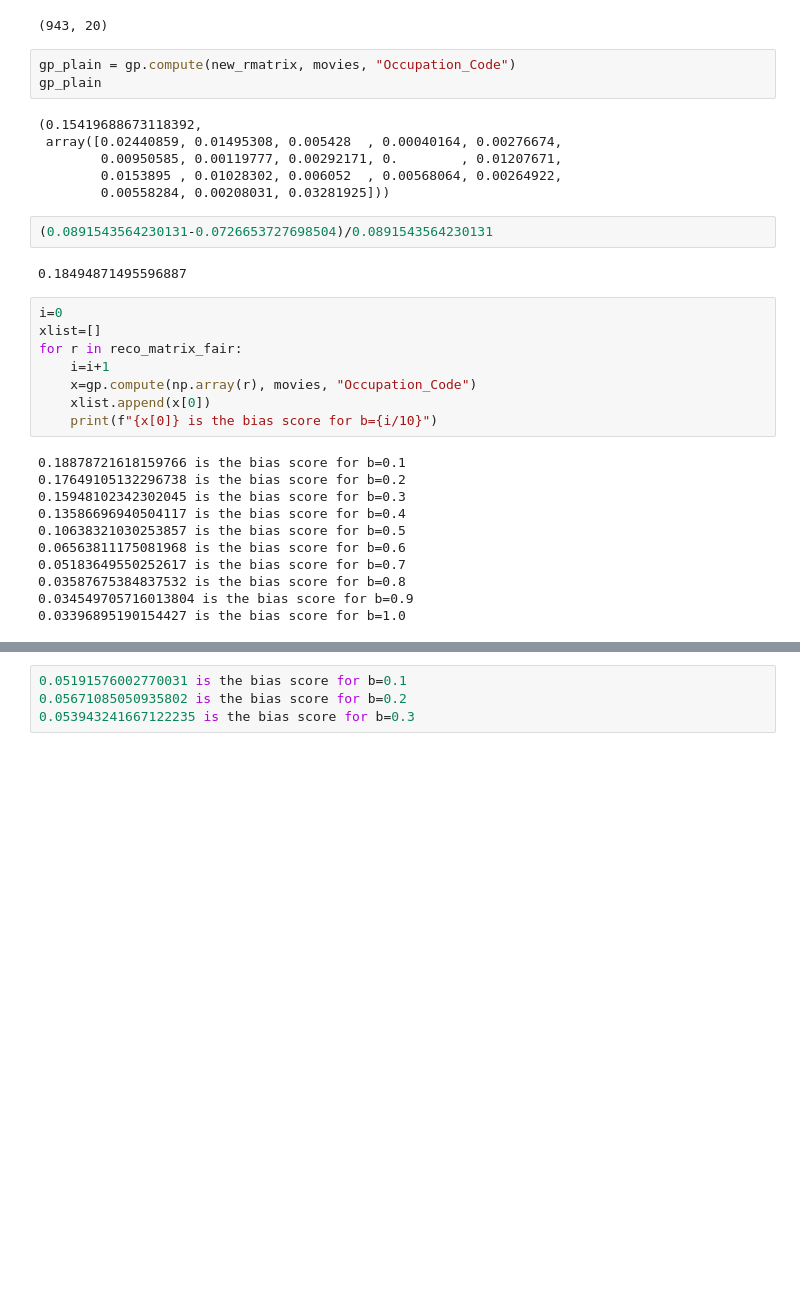
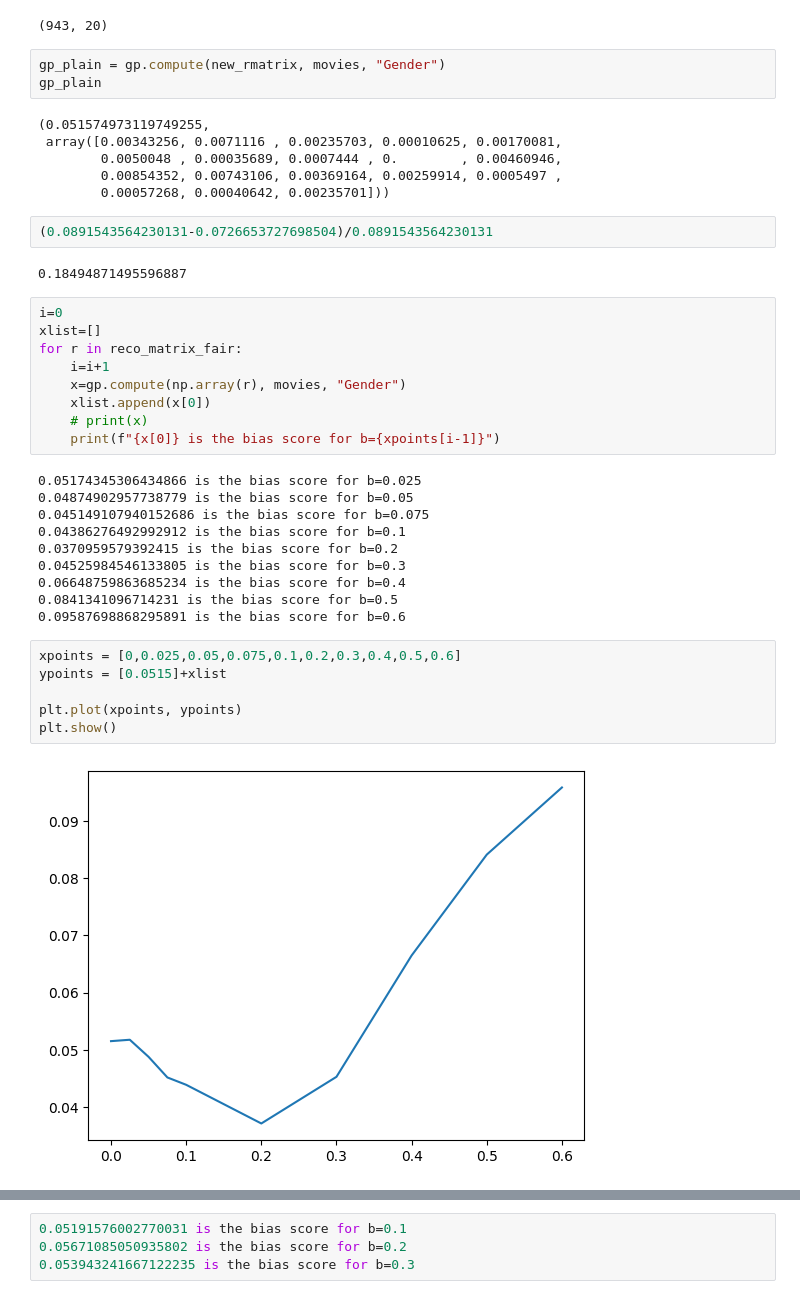
Before and after one commit to tahsinkheya/re_ranking_clean, a Jupyter notebook: metrics/calculate_mterics.ipynb, the cells around one changed output, grey strips where cells are left out. Drawn from its saved outputs; the diff is of its cells as text; blank space fills up the shorter version.

```diff
--- a/metrics/calculate_mterics.ipynb
+++ b/metrics/calculate_mterics.ipynb
@@ -307,14 +312,14 @@ new_rmatrix.shape
 # %% [output]
 (943, 20)
 # %%
-gp_plain = gp.compute(new_rmatrix, movies, "Occupation_Code")
+gp_plain = gp.compute(new_rmatrix, movies, "Gender")
 gp_plain
 # %% [output]
-(0.15419688673118392,
- array([0.02440859, 0.01495308, 0.005428  , 0.00040164, 0.00276674,
-        0.00950585, 0.00119777, 0.00292171, 0.        , 0.01207671,
-        0.0153895 , 0.01028302, 0.006052  , 0.00568064, 0.00264922,
-        0.00558284, 0.00208031, 0.03281925]))
+(0.051574973119749255,
+ array([0.00343256, 0.0071116 , 0.00235703, 0.00010625, 0.00170081,
+        0.0050048 , 0.00035689, 0.0007444 , 0.        , 0.00460946,
+        0.00854352, 0.00743106, 0.00369164, 0.00259914, 0.0005497 ,
+        0.00057268, 0.00040642, 0.00235701]))
 # %%
 (0.0891543564230131-0.0726653727698504)/0.0891543564230131
 # %% [output]
@@ -324,17 +329,25 @@ i=0
 xlist=[]
 for r in reco_matrix_fair:
     i=i+1
-    x=gp.compute(np.array(r), movies, "Occupation_Code")
+    x=gp.compute(np.array(r), movies, "Gender")
     xlist.append(x[0])
-    print(f"{x[0]} is the bias score for b={i/10}")
+    # print(x)
+    print(f"{x[0]} is the bias score for b={xpoints[i-1]}")
 # %% [output]
-0.18878721618159766 is the bias score for b=0.1
-0.17649105132296738 is the bias score for b=0.2
-0.15948102342302045 is the bias score for b=0.3
-0.13586696940504117 is the bias score for b=0.4
-0.10638321030253857 is the bias score for b=0.5
-0.06563811175081968 is the bias score for b=0.6
-0.05183649550252617 is the bias score for b=0.7
-0.03587675384837532 is the bias score for b=0.8
-0.034549705716013804 is the bias score for b=0.9
-0.03396895190154427 is the bias score for b=1.0
+0.05174345306434866 is the bias score for b=0.025
+0.04874902957738779 is the bias score for b=0.05
+0.045149107940152686 is the bias score for b=0.075
+0.04386276492992912 is the bias score for b=0.1
+0.0370959579392415 is the bias score for b=0.2
+0.04525984546133805 is the bias score for b=0.3
+0.06648759863685234 is the bias score for b=0.4
+0.0841341096714231 is the bias score for b=0.5
+0.09587698868295891 is the bias score for b=0.6
+# %%
+xpoints = [0,0.025,0.05,0.075,0.1,0.2,0.3,0.4,0.5,0.6]
+ypoints = [0.0515]+xlist
+
+plt.plot(xpoints, ypoints)
+plt.show()
+# %% [output]
+[figure, added]
```
Also changed, not shown: parts of 14 cells of this notebook, 7 other files.
